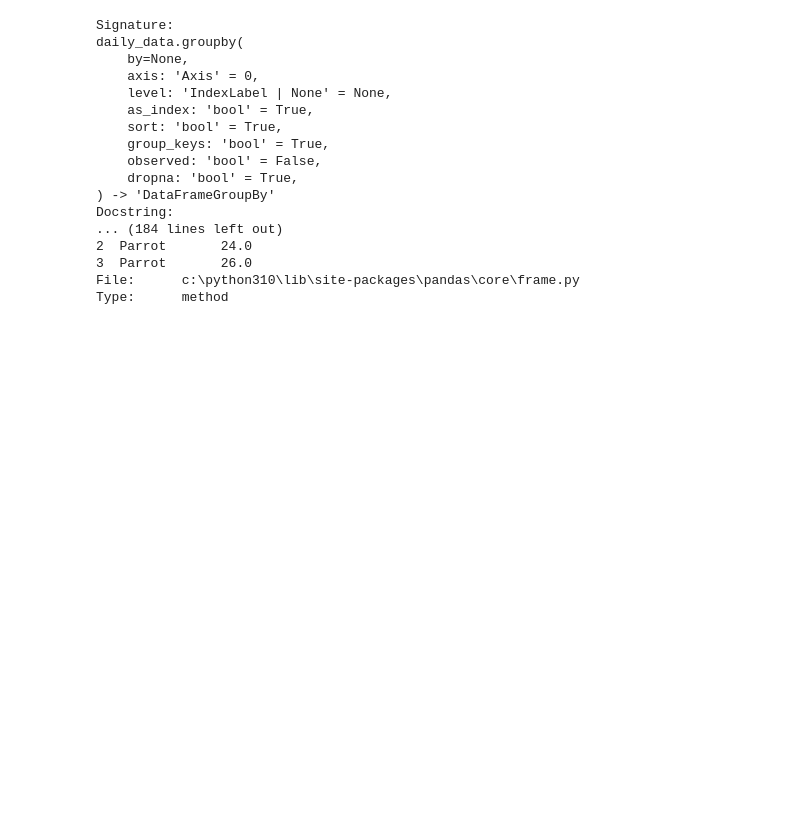
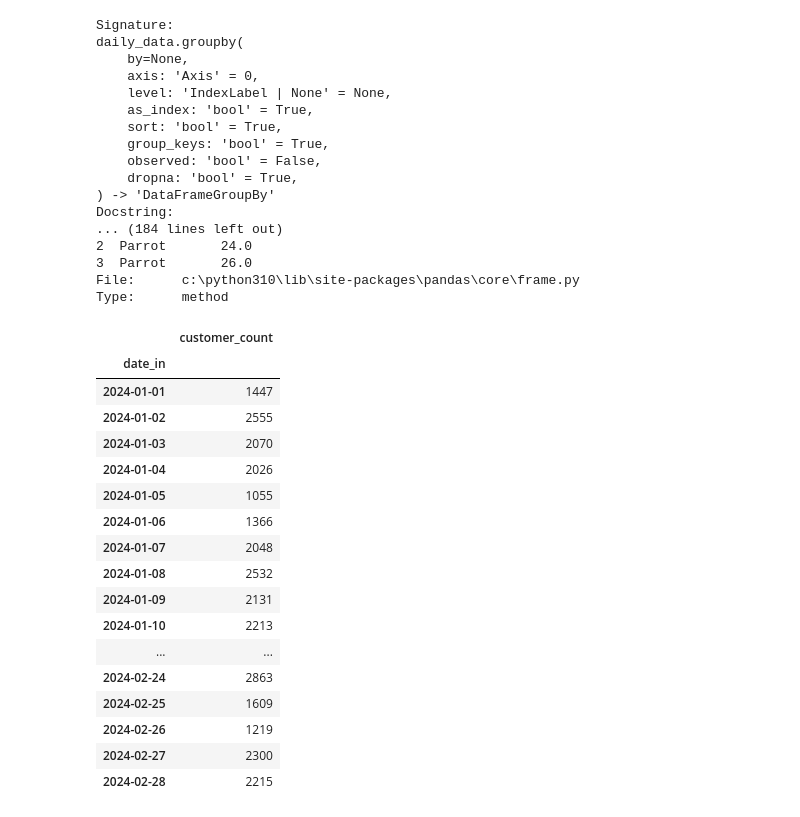
Before and after one commit to Data-Engineer-Course-Materials/big-data-02-2024, a Jupyter notebook: pandas_task_2.ipynb, the cells around one changed output. Cells and saved outputs as stored; diff of their text form; code cells hidden in the pictures; blank space fills up the shorter version.

```diff
--- a/pandas_task_2.ipynb
+++ b/pandas_task_2.ipynb
@@ -341,3 +341,27 @@ Docstring:
 3  Parrot       26.0
 File:      c:\python310\lib\site-packages\pandas\core\frame.py
 Type:      method
+# %%
+all_df = pd.DataFrame(daily_data['coustomer_count'].groupby(daily_data.index.get_level_values(1)).sum())
+all_df.columns = ['customer_count']
+# %%
+all_df
+# %% [output]
+|  | customer_count |
+| date_in |  |
+| 2024-01-01 | 1447 |
+| 2024-01-02 | 2555 |
+| 2024-01-03 | 2070 |
+| 2024-01-04 | 2026 |
+| 2024-01-05 | 1055 |
+| 2024-01-06 | 1366 |
+| 2024-01-07 | 2048 |
+| 2024-01-08 | 2532 |
+| 2024-01-09 | 2131 |
+| 2024-01-10 | 2213 |
+| ... | ... |
+| 2024-02-24 | 2863 |
+| 2024-02-25 | 1609 |
+| 2024-02-26 | 1219 |
+| 2024-02-27 | 2300 |
+| 2024-02-28 | 2215 |
```
